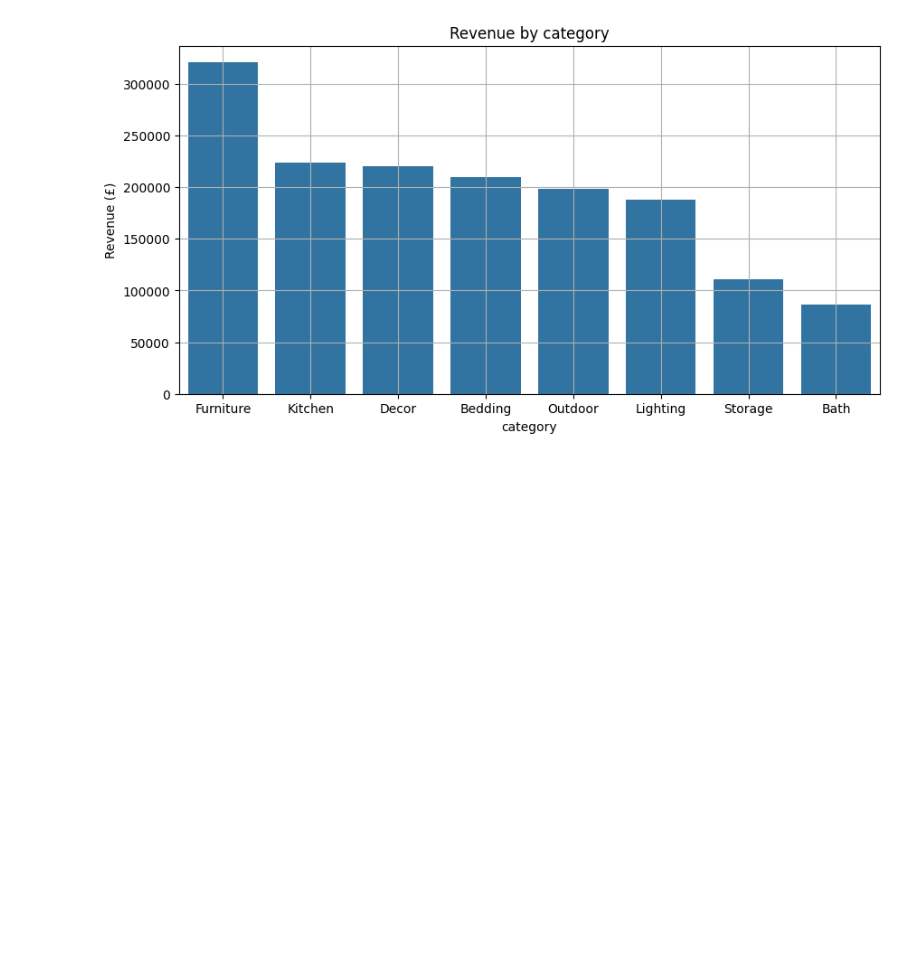
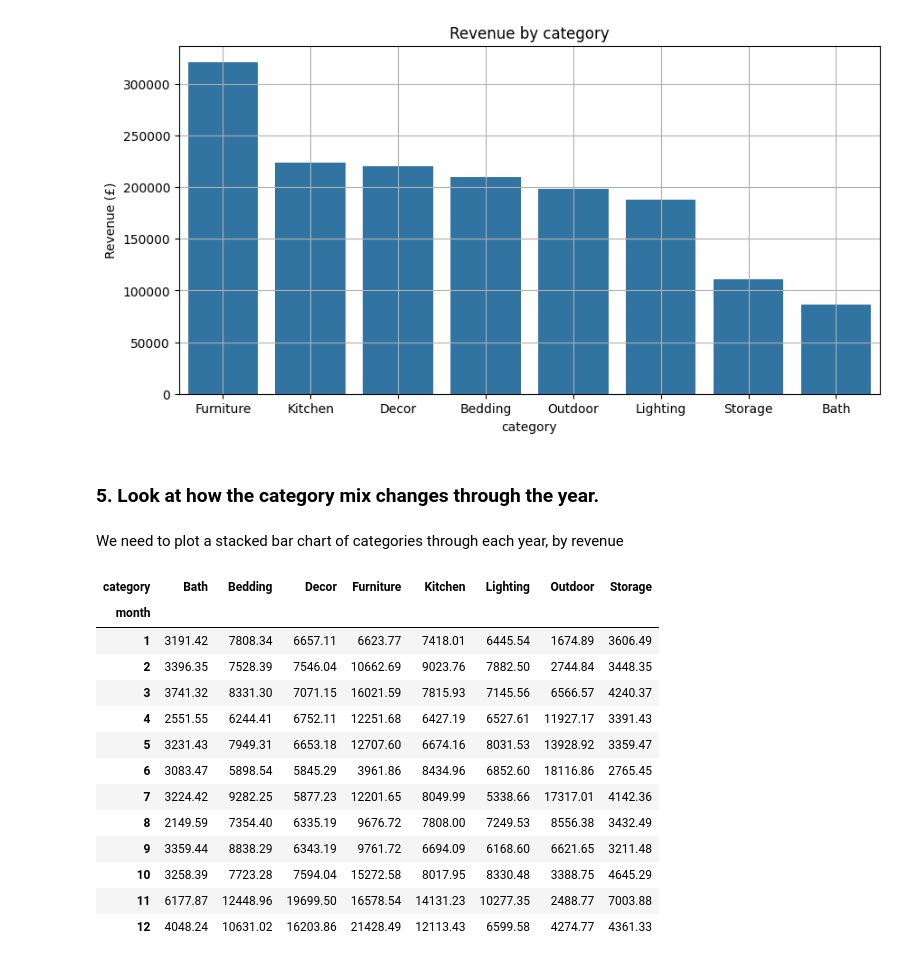
Before and after one commit to Mohamed-Shaheedullah/wayfair-python-analysis, a Jupyter notebook: wayfair-analysis.ipynb, the cells around one changed output. Drawn from its saved outputs; the diff is of its cells as text; code cells hidden in the pictures; blank space fills up the shorter version.

```diff
--- a/wayfair-analysis.ipynb
+++ b/wayfair-analysis.ipynb
@@ -404,3 +404,7 @@ plt.grid(True)
 plt.show()
 # %% [output]
 [figure]
+# %% [markdown]
+### 5. Look at how the category mix changes through the year.
+# %% [markdown]
+We need to plot a stacked bar chart of categories through each year, by revenue
@@ -406,0 +423,17 @@ plt.show()
+# %%
+df_2024
+# %% [output]
+| category | Bath | Bedding | Decor | Furniture | Kitchen | Lighting | Outdoor | Storage |
+| month |  |  |  |  |  |  |  |  |
+| 1 | 3191.42 | 7808.34 | 6657.11 | 6623.77 | 7418.01 | 6445.54 | 1674.89 | 3606.49 |
+| 2 | 3396.35 | 7528.39 | 7546.04 | 10662.69 | 9023.76 | 7882.50 | 2744.84 | 3448.35 |
+| 3 | 3741.32 | 8331.30 | 7071.15 | 16021.59 | 7815.93 | 7145.56 | 6566.57 | 4240.37 |
+| 4 | 2551.55 | 6244.41 | 6752.11 | 12251.68 | 6427.19 | 6527.61 | 11927.17 | 3391.43 |
+| 5 | 3231.43 | 7949.31 | 6653.18 | 12707.60 | 6674.16 | 8031.53 | 13928.92 | 3359.47 |
+| 6 | 3083.47 | 5898.54 | 5845.29 | 3961.86 | 8434.96 | 6852.60 | 18116.86 | 2765.45 |
+| 7 | 3224.42 | 9282.25 | 5877.23 | 12201.65 | 8049.99 | 5338.66 | 17317.01 | 4142.36 |
+| 8 | 2149.59 | 7354.40 | 6335.19 | 9676.72 | 7808.00 | 7249.53 | 8556.38 | 3432.49 |
+| 9 | 3359.44 | 8838.29 | 6343.19 | 9761.72 | 6694.09 | 6168.60 | 6621.65 | 3211.48 |
+| 10 | 3258.39 | 7723.28 | 7594.04 | 15272.58 | 8017.95 | 8330.48 | 3388.75 | 4645.29 |
+| 11 | 6177.87 | 12448.96 | 19699.50 | 16578.54 | 14131.23 | 10277.35 | 2488.77 | 7003.88 |
+| 12 | 4048.24 | 10631.02 | 16203.86 | 21428.49 | 12113.43 | 6599.58 | 4274.77 | 4361.33 |
```
Also changed, not shown: parts of 4 cells of this notebook, 1 other file.
